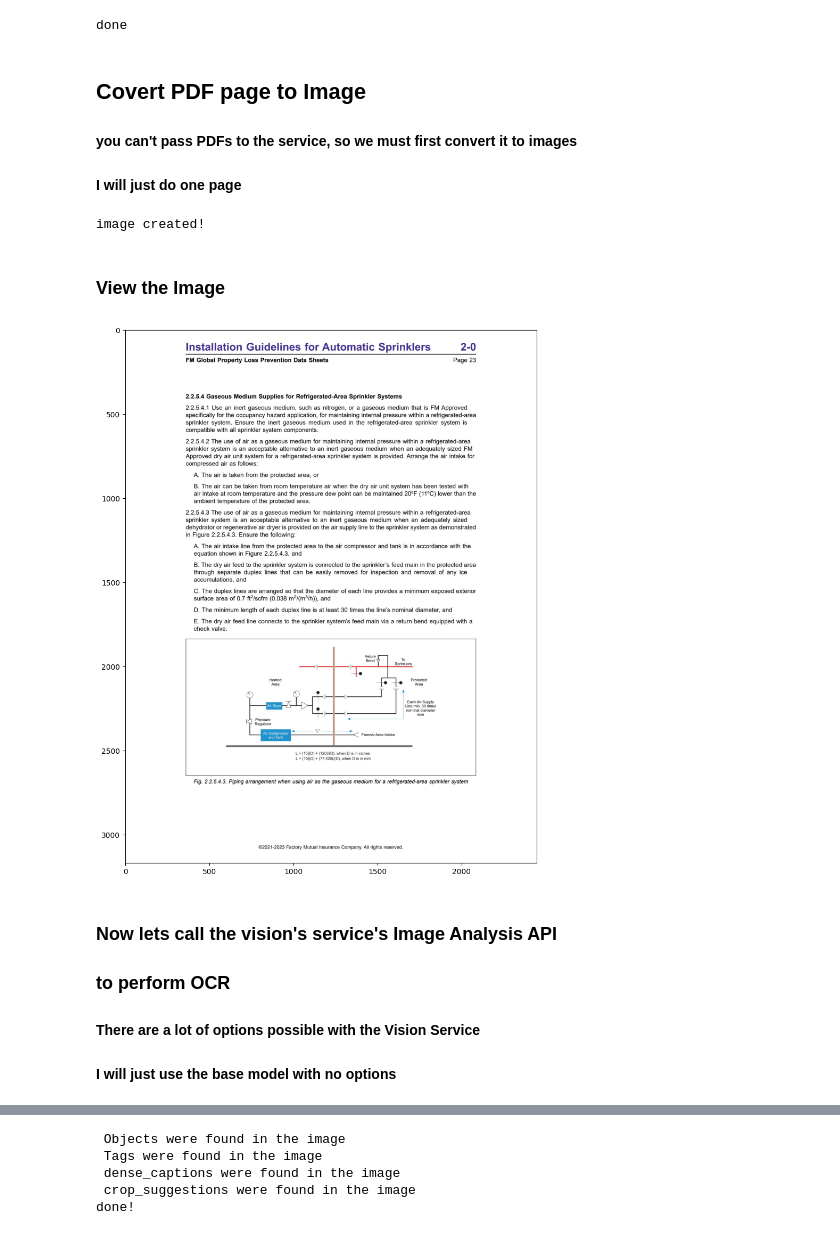
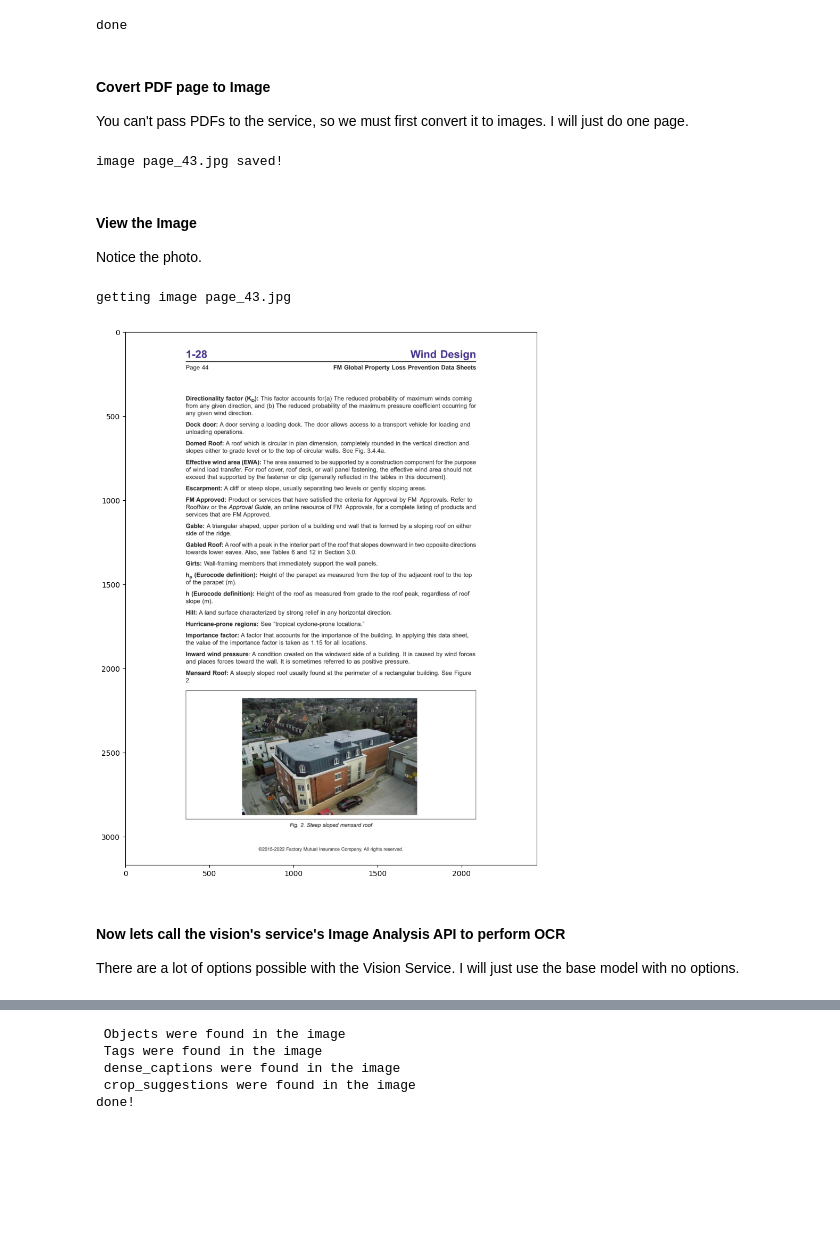
Before and after one commit to wawilk/GetTextAndImagesFromPDF, a Jupyter notebook: visionocr.ipynb, the cells around one changed output, grey strips where cells are left out. Cells and saved outputs as stored; diff of their text form; code cells hidden in the pictures; blank space fills up the shorter version.

```diff
--- a/visionocr.ipynb
+++ b/visionocr.ipynb
@@ -36,41 +38,70 @@ print("done")
 # %% [output]
 done
 # %% [markdown]
-## Covert PDF page to Image
-#### you can't pass PDFs to the service, so we must first convert it to images
-#### I will just do one page
+#### Covert PDF page to Image
+
+You can't pass PDFs to the service, so we must first convert it to images.
+I will just do one page.
-# %%
-import pypdfium2 as pdfium
-filepath = "./FMDS0200.pdf"
-pdf = pdfium.PdfDocument(filepath)
-
-# render a single page (in this case page 23)
-# pages is a zero based list so I get page 22
-page = pdf[22]
-pil_image = page.render(scale=4).to_pil()
-pil_image.save("page_22.jpg")
-print("image created!")
-# %% [output]
-image created!
+# %%
+import pypdfium2 as pdfium
+
+# Example document FMDS0200 has a diagram on page 23 (printed page 24)
+# Example document FMDS0128 has a photo on page 43 (printed page 44)
+#
+#*****************************************
+# Function to covert PDF page to image
+#*****************************************
+def pdf_page_to_image(pdf_document_path, page_no):
+    import pypdfium2 as pdfium
+    filepath = pdf_document_path
+    pdf = pdfium.PdfDocument(filepath)
+
+    # render a single page (in this case: the first one)
+    page = pdf[page_no]
+    pil_image = page.render(scale=4).to_pil()
+    # open cv will need a numpy array
+    #image=np.array(pil_image)
+    return pil_image
+
+#**************
+# Main Code
+#**************
+# using page 43
+filepath = "./FMDS0128.pdf"
+page_to_explore=43
+#
+# convert the page to an image
+pil_image=pdf_page_to_image(filepath, page_to_explore)
+#
+#save the page
+image_name="page_" + str(page_to_explore)+ ".jpg"
+pil_image.save(image_name)
+#
+print("image {} saved!".format(image_name))
+# %% [output]
+image page_43.jpg saved!
 # %% [markdown]
-### View the Image
+#### View the Image
+
+Notice the photo.
 # %%
 import matplotlib.pyplot as plt
 import numpy as np
 from matplotlib import rcParams
 #
 rcParams['figure.figsize'] = 13 ,13
-image = plt.imread('page_22.jpg')
+print("getting image {}".format(image_name))
+image = plt.imread(image_name)
 plt.imshow(image)
 plt.show()
 # %% [output]
+getting image page_43.jpg
-[figure, old version]
+[figure, new version]
 # %% [markdown]
-### Now lets call the vision's service's Image Analysis API
-### to perform OCR
+#### Now lets call the vision's service's Image Analysis API to perform OCR
 
-#### There are a lot of options possible with the Vision Service
-#### I will just use the base model with no options
+There are a lot of options possible with the Vision Service.
+I will just use the base model with no options.
 # %%
 import os
 import azure.ai.vision as sdk
```
Also changed, not shown: parts of 24 cells of this notebook, 10 other files.
